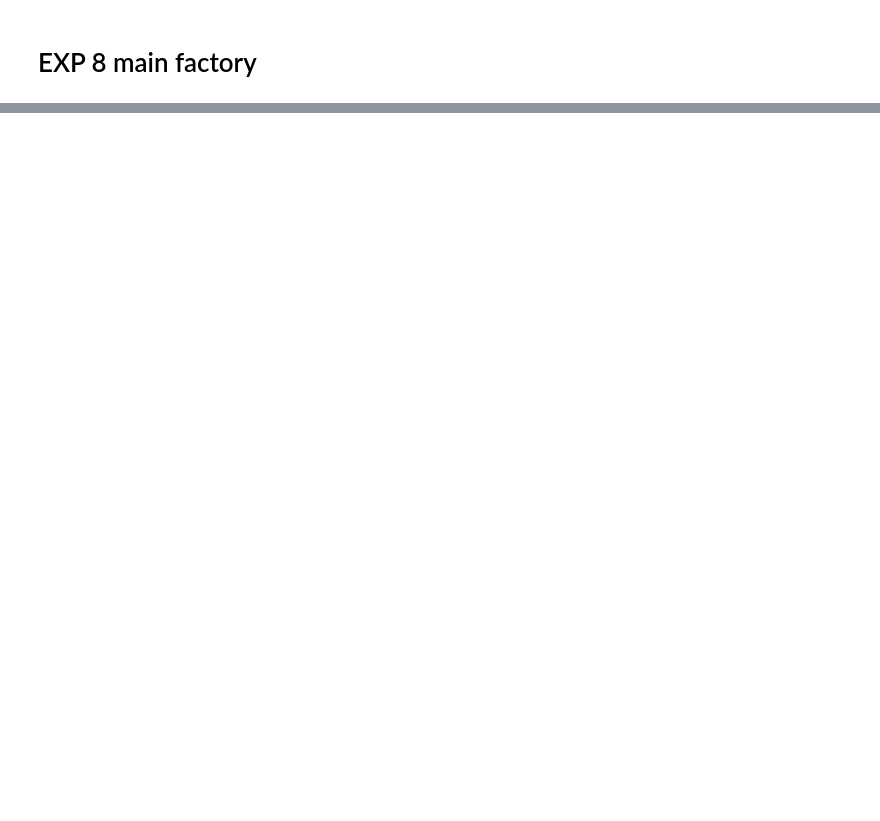
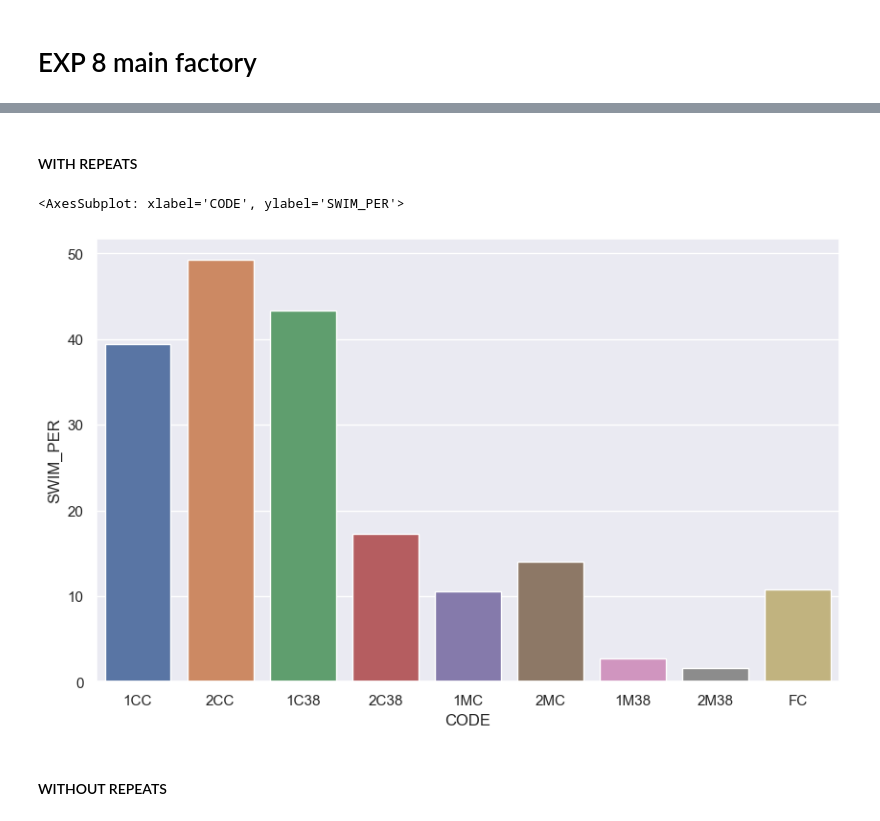
Before and after one commit to mitoclub/fish-strong-purifying-selection, a Jupyter notebook: notebooks/primary_stats.ipynb, the cells around one changed output, grey strips where cells are left out. Saved outputs shown, nothing was run; the diff lists cells and outputs as text; code cells hidden in the pictures; blank space fills up the shorter version.

```diff
--- a/notebooks/primary_stats.ipynb
+++ b/notebooks/primary_stats.ipynb
@@ -411,0 +460,12 @@ sns.barplot(exp5fac, x='CODE', y='SWIM_PER')
+# %%
+exp8fac.SWIM_PER = exp8fac.SWIM_PER.str.replace(',', '.')
+exp8fac.SWIM_PER = pd.to_numeric(exp8fac.SWIM_PER)
+# %% [markdown]
+#### WITH REPEATS
+# %%
+sns.barplot(exp8fac, x='CODE', y='SWIM_PER')
+# %% [output]
+<AxesSubplot: xlabel='CODE', ylabel='SWIM_PER'>
+[figure, added]
+# %% [markdown]
+#### WITHOUT REPEATS
```
Also changed, not shown: parts of 27 cells of this notebook.
